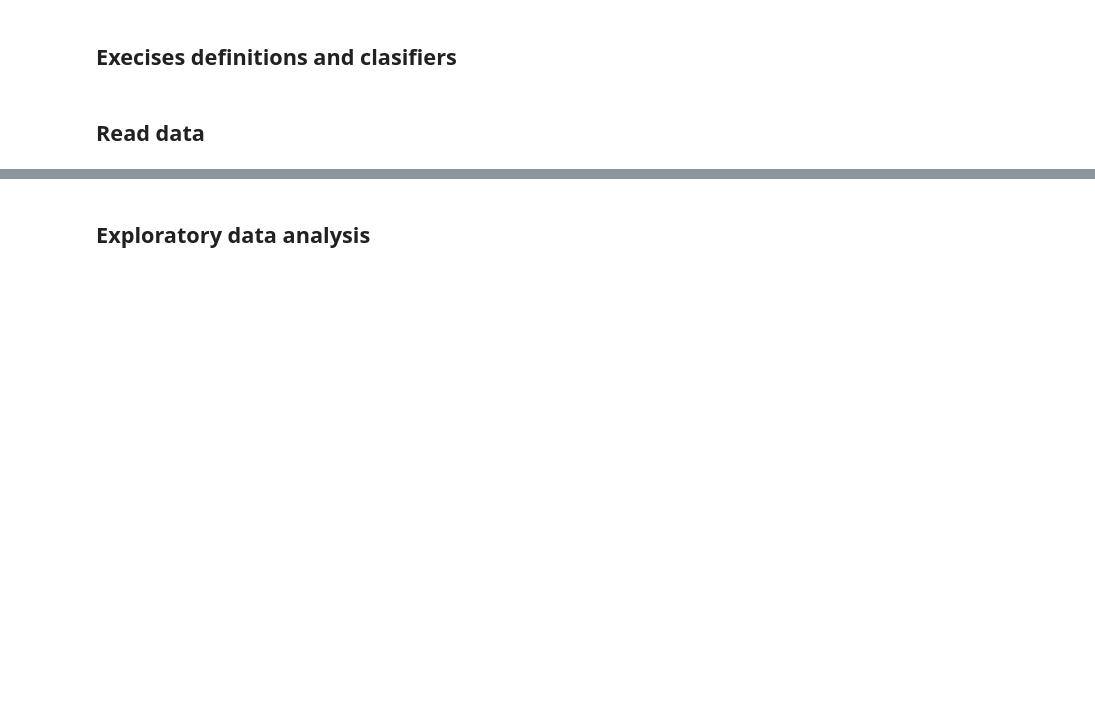
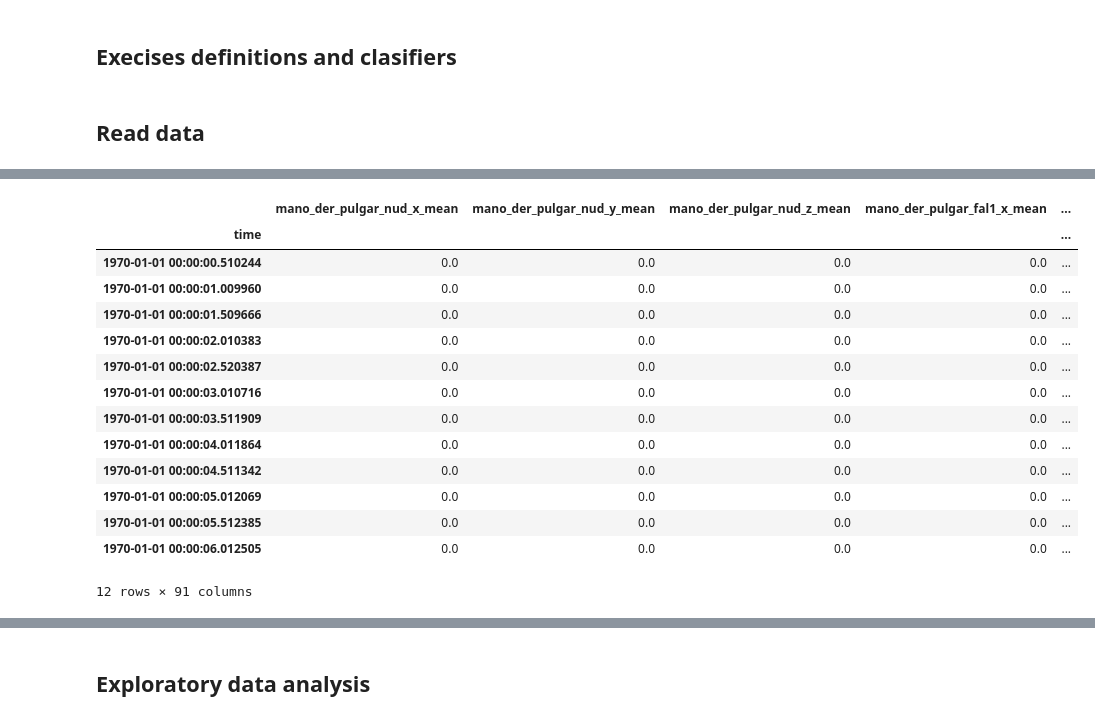
Before and after one commit to jormartin77/opportunity, a Jupyter notebook: Proyecto-Final.ipynb, the cells around one changed output, grey strips where cells are left out. Saved outputs shown, nothing was run; the diff lists cells and outputs as text; code cells hidden in the pictures; blank space fills up the shorter version.

```diff
--- a/Proyecto-Final.ipynb
+++ b/Proyecto-Final.ipynb
@@ -322,0 +348,18 @@ Name: muestra, Length: 359, dtype: int64
+# %%
+all_data_1S
+# %% [output]
+|  | mano_der_pulgar_nud_x_mean | mano_der_pulgar_nud_y_mean | mano_der_pulgar_nud_z_mean | mano_der_pulgar_fal1_x_mean | ... |
+| time |  |  |  |  | ... |
+| 1970-01-01 00:00:00.510244 | 0.0 | 0.0 | 0.0 | 0.0 | ... |
+| 1970-01-01 00:00:01.009960 | 0.0 | 0.0 | 0.0 | 0.0 | ... |
+| 1970-01-01 00:00:01.509666 | 0.0 | 0.0 | 0.0 | 0.0 | ... |
+| 1970-01-01 00:00:02.010383 | 0.0 | 0.0 | 0.0 | 0.0 | ... |
+| 1970-01-01 00:00:02.520387 | 0.0 | 0.0 | 0.0 | 0.0 | ... |
+| 1970-01-01 00:00:03.010716 | 0.0 | 0.0 | 0.0 | 0.0 | ... |
+| 1970-01-01 00:00:03.511909 | 0.0 | 0.0 | 0.0 | 0.0 | ... |
+| 1970-01-01 00:00:04.011864 | 0.0 | 0.0 | 0.0 | 0.0 | ... |
+| 1970-01-01 00:00:04.511342 | 0.0 | 0.0 | 0.0 | 0.0 | ... |
+| 1970-01-01 00:00:05.012069 | 0.0 | 0.0 | 0.0 | 0.0 | ... |
+| 1970-01-01 00:00:05.512385 | 0.0 | 0.0 | 0.0 | 0.0 | ... |
+| 1970-01-01 00:00:06.012505 | 0.0 | 0.0 | 0.0 | 0.0 | ... |
+12 rows × 91 columns
```
Also changed, not shown: parts of 11 cells of this notebook, 5 other files.
